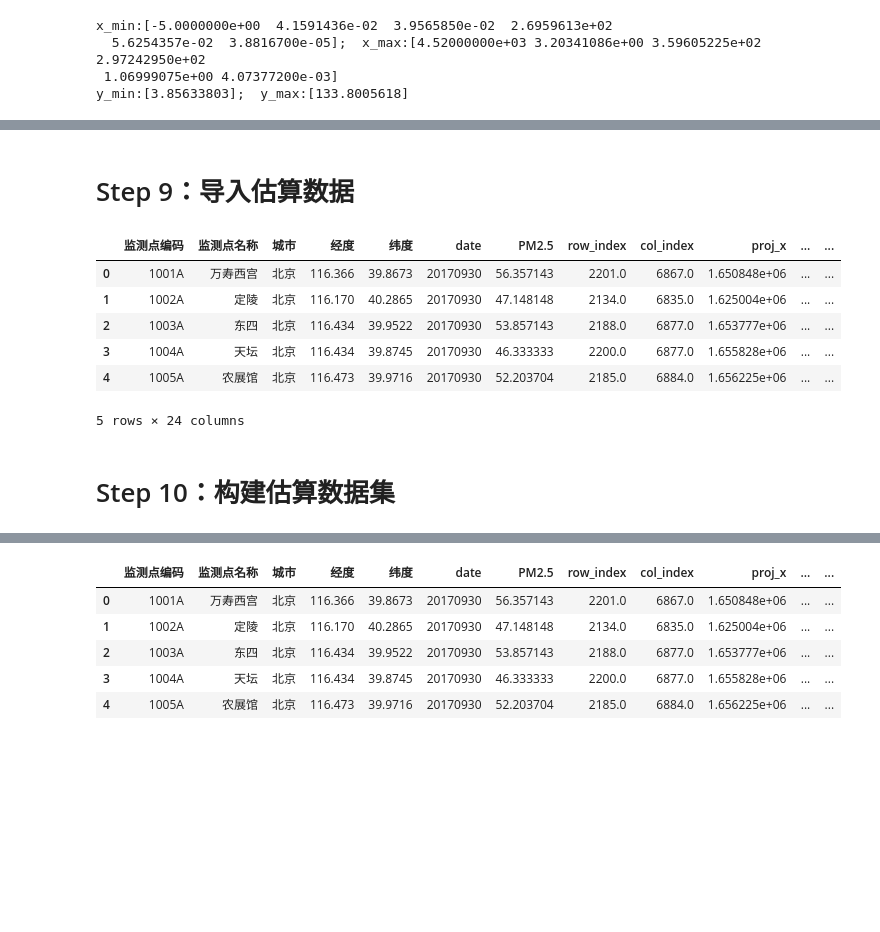
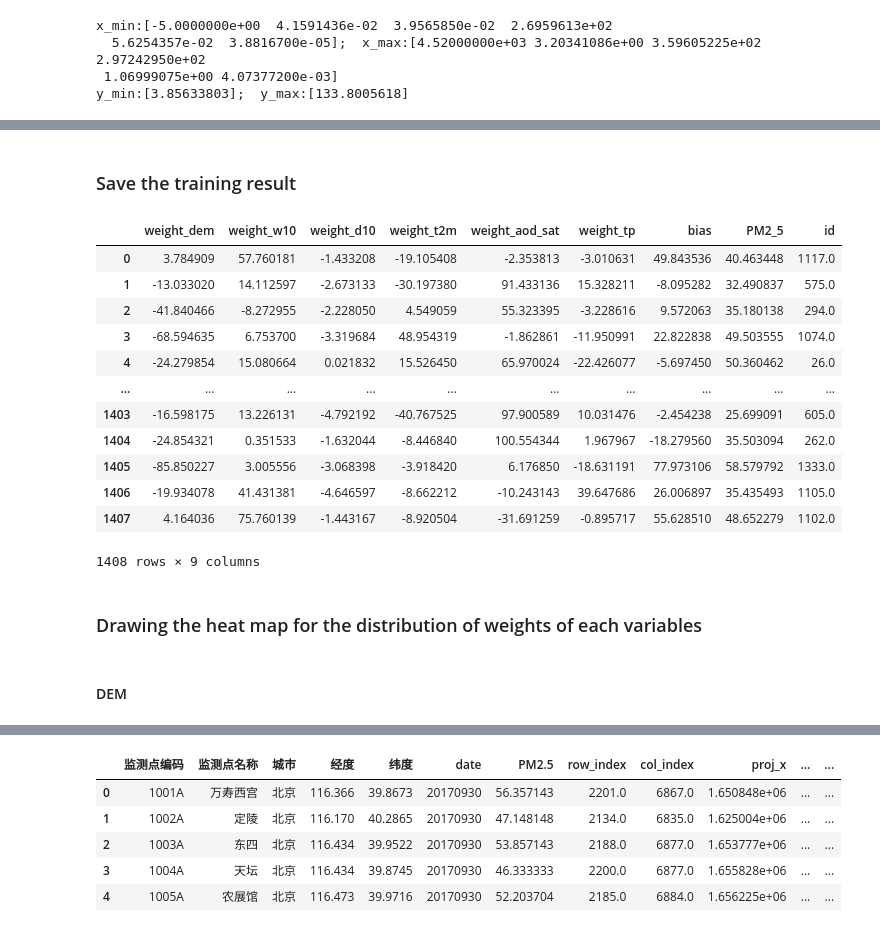
Before and after one commit to zjuwss/gnnwr, a Jupyter notebook: demo/demo_gnnwr.ipynb, the cells around one changed output, grey strips where cells are left out. Cells and saved outputs as stored; diff of their text form; code cells hidden in the pictures; blank space fills up the shorter version.

Commit message:
append gnnwr demo

```diff
--- a/demo/demo_gnnwr.ipynb
+++ b/demo/demo_gnnwr.ipynb
@@ -109 +115,14 @@ map_1
+# %%
+gnnwr = models.GNNWR(train_dataset = train_dataset,
+                     valid_dataset = val_dataset,
+                     test_dataset = test_dataset,
+                     dense_layers = [512, 256, 128],
+                     start_lr = 0.2,
+                     optimizer = "Adadelta",
+                     activate_func = nn.PReLU(init=0.1),
+                     model_name = "GNNWR_PM25",
+                     model_save_path = "./demo_result/gnnwr_models",
+                     log_path = "./demo_result/gnnwr_logs",
+                     write_path = "./demo_result/gnnwr_runs"
+                     )
 # %% [markdown]
@@ -111,13 +129,0 @@ map_1
-# %%
-gnnwr = models.GNNWR(train_dataset = train_dataset,
-                     valid_dataset = val_dataset,
-                     test_dataset = test_dataset,
-                     dense_layers = [512, 256, 128],
-                     start_lr = 0.2,
-                     optimizer = "Adam",
-                     activate_func = nn.PReLU(init=0.1),
-                     model_name = "GNNWR_PM25",
-                     model_save_path = "./demo_result/gnnwr_models",
-                     log_path = "./demo_result//gnnwr_logs",
-                     write_path = "./demo_result/gnnwr_tensorboard/"
-                     )
@@ -175,15 +280,20 @@ gnnwr_loaded.result()
-# %% [markdown]
-# Step 9：导入估算数据
-# %%
-pred_data = pd.read_csv('../data/pm25_predict_data.csv')
-pred_data.head(5)
-# %% [output]
-|  | 监测点编码 | 监测点名称 | 城市 | 经度 | 纬度 | date | PM2.5 | row_index | col_index | proj_x | ... | ... |
-| 0 | 1001A | 万寿西宫 | 北京 | 116.366 | 39.8673 | 20170930 | 56.357143 | 2201.0 | 6867.0 | 1.650848e+06 | ... | ... |
-| 1 | 1002A | 定陵 | 北京 | 116.170 | 40.2865 | 20170930 | 47.148148 | 2134.0 | 6835.0 | 1.625004e+06 | ... | ... |
-| 2 | 1003A | 东四 | 北京 | 116.434 | 39.9522 | 20170930 | 53.857143 | 2188.0 | 6877.0 | 1.653777e+06 | ... | ... |
-| 3 | 1004A | 天坛 | 北京 | 116.434 | 39.8745 | 20170930 | 46.333333 | 2200.0 | 6877.0 | 1.655828e+06 | ... | ... |
-| 4 | 1005A | 农展馆 | 北京 | 116.473 | 39.9716 | 20170930 | 52.203704 | 2185.0 | 6884.0 | 1.656225e+06 | ... | ... |
-5 rows × 24 columns
-# %% [markdown]
-# Step 10：构建估算数据集
+# %% [markdown]
+### Save the training result
+# %%
+gnnwr.reg_result('/home/mw/project/GNNWR_PM25_Result.csv')
+# %% [output]
+|  | weight_dem | weight_w10 | weight_d10 | weight_t2m | weight_aod_sat | weight_tp | bias | PM2_5 | id |
+| 0 | 3.784909 | 57.760181 | -1.433208 | -19.105408 | -2.353813 | -3.010631 | 49.843536 | 40.463448 | 1117.0 |
+| 1 | -13.033020 | 14.112597 | -2.673133 | -30.197380 | 91.433136 | 15.328211 | -8.095282 | 32.490837 | 575.0 |
+| 2 | -41.840466 | -8.272955 | -2.228050 | 4.549059 | 55.323395 | -3.228616 | 9.572063 | 35.180138 | 294.0 |
+| 3 | -68.594635 | 6.753700 | -3.319684 | 48.954319 | -1.862861 | -11.950991 | 22.822838 | 49.503555 | 1074.0 |
+| 4 | -24.279854 | 15.080664 | 0.021832 | 15.526450 | 65.970024 | -22.426077 | -5.697450 | 50.360462 | 26.0 |
+| ... | ... | ... | ... | ... | ... | ... | ... | ... | ... |
+| 1403 | -16.598175 | 13.226131 | -4.792192 | -40.767525 | 97.900589 | 10.031476 | -2.454238 | 25.699091 | 605.0 |
+| 1404 | -24.854321 | 0.351533 | -1.632044 | -8.446840 | 100.554344 | 1.967967 | -18.279560 | 35.503094 | 262.0 |
+| 1405 | -85.850227 | 3.005556 | -3.068398 | -3.918420 | 6.176850 | -18.631191 | 77.973106 | 58.579792 | 1333.0 |
+| 1406 | -19.934078 | 41.431381 | -4.646597 | -8.662212 | -10.243143 | 39.647686 | 26.006897 | 35.435493 | 1105.0 |
+| 1407 | 4.164036 | 75.760139 | -1.443167 | -8.920504 | -31.691259 | -0.895717 | 55.628510 | 48.652279 | 1102.0 |
+1408 rows × 9 columns
+# %% [markdown]
+### Drawing the heat map for the distribution of weights of each variables
@@ -189,0 +302,2 @@ pred_data.head(5)
+# %% [markdown]
+#### DEM
```
Also changed, not shown: parts of 65 cells of this notebook, 22 other files.
